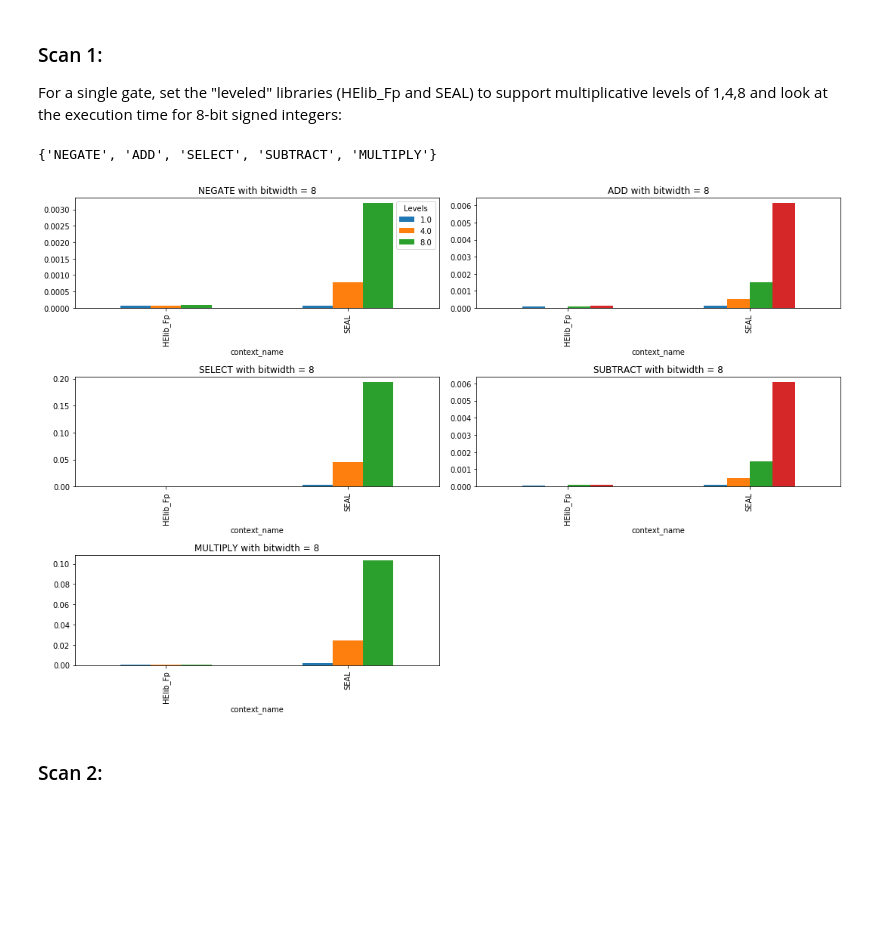
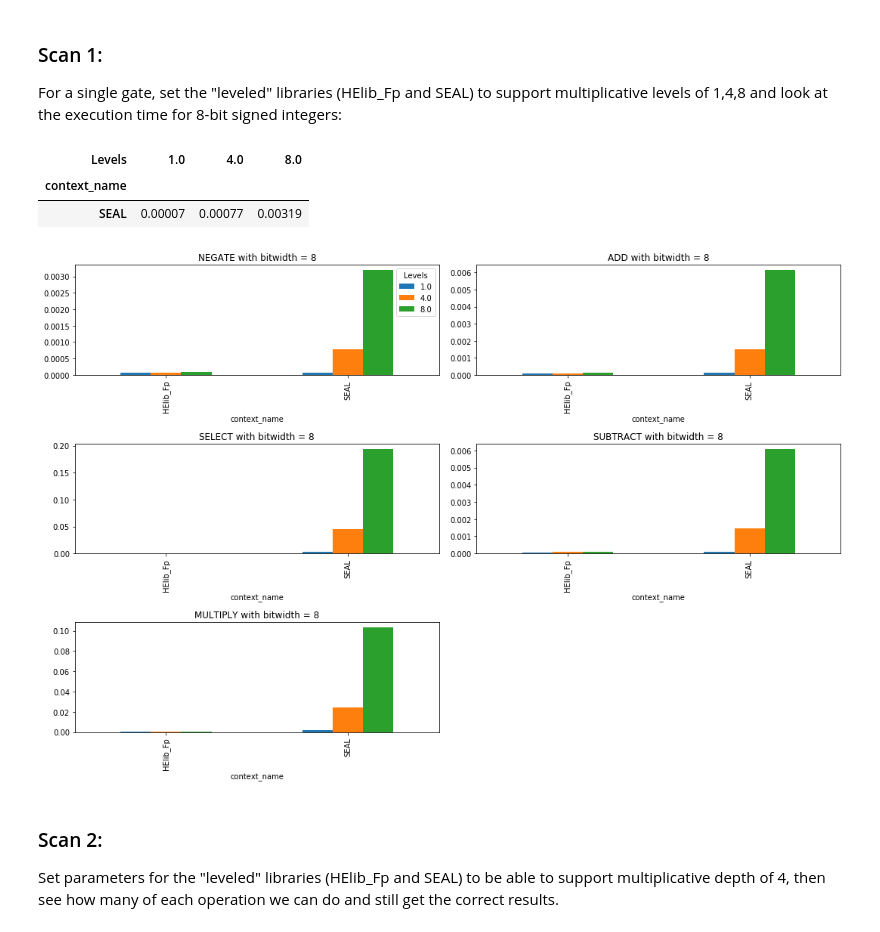
Before and after one commit to alan-turing-institute/SHEEP, a Jupyter notebook: Low-level-benchmarks.ipynb, the cells around one changed output. Saved outputs shown, nothing was run; the diff lists cells and outputs as text; code cells hidden in the pictures; blank space fills up the shorter version.

```diff
--- a/Low-level-benchmarks.ipynb
+++ b/Low-level-benchmarks.ipynb
@@ -23,31 +33,36 @@ all_rows = pd.read_sql(session.query(BenchmarkMeasurement).statement,session.bin
 # %% [markdown]
 ### Scan 1:
 For a single gate, set the "leveled" libraries (HElib_Fp and SEAL) to support multiplicative levels of 1,4,8 and look at the execution time for 8-bit signed integers:
+# %%
+def libs_op_levels(op_str,bitwidth, is_signed, libs_list):
+    rows = all_rows[(all_rows.input_bitwidth==bitwidth) & ((all_rows.Levels == 1)| (all_rows.Levels == 4)|(all_rows.Levels == 8)) & (all_rows.gate_name==op_str) & all_rows.context_name.isin(libs_list) & (all_rows.input_signed==is_signed)]
+    rows.context_name.name = "Library"
+    rows.execution_time.name = "Time (s)"
+    return rows.drop_duplicates(["context_name", "Levels"]).pivot(
+        index='context_name', columns='Levels', values='execution_time'
+    )
+# %%
+rows=libs_op_levels("NEGATE",8,True,["SEAL"])
+rows
+# %% [output]
+| Levels | 1.0 | 4.0 | 8.0 |
+| context_name |  |  |  |
+| SEAL | 0.00007 | 0.00077 | 0.00319 |
 # %%
-all_rows["Levels"] = all_rows["HElib_Levels"] - 2.
-all_rows.loc[all_rows["Levels"].isnull(), "Levels"] = all_rows.loc[all_rows["Levels"].isnull(), "SEAL_N"]/2048.
-def libs_op_levels(op_str,bitwidth, is_signed, libs_list):
-    rows = all_rows[(all_rows.input_bitwidth==bitwidth) & (all_rows.Levels != 5) & (all_rows.gate_name==op_str) & all_rows.context_name.isin(libs_list) & (all_rows.input_signed==is_signed)]
-    rows.context_name.name = "Library"
-    rows.execution_time.name = "Time (s)"
-    return rows.drop_duplicates(["context_name", "Levels"]).pivot(
-        index='context_name', columns='Levels', values='execution_time'
-    )
 all_ops = set(all_rows.gate_name)
-all_libs = ["HElib_F2", "HElib_Fp", "TFHE", "SEAL"]
 bitwidth = 8
 is_signed = True
 for i, op in enumerate(all_ops):
     if op == "COMPARE": continue
     libs = ["HElib_Fp", "SEAL"]
     rows = libs_op_levels(op, bitwidth, is_signed, libs)
     axis = plt.subplot((len(all_ops) + 2 // 2) // 2, 2, i + 1)
 #     axis.set_yscale("log")
     rows.plot(ax=axis, title=op + ' with bitwidth = ' + str(bitwidth), kind='bar', figsize=(15, 10), legend=False if i!=0 else True)
 plt.tight_layout()
 plt.show()
 # %% [output]
-{'NEGATE', 'ADD', 'SELECT', 'SUBTRACT', 'MULTIPLY'}
-[figure, old version]
+[figure, new version]
-# %% [markdown]
-### Scan 2:
+# %% [markdown]
+### Scan 2:
+Set parameters for the "leveled" libraries (HElib_Fp and SEAL) to be able to support multiplicative depth of 4, then see how many of each operation we can do and still get the correct results.
```
Also changed, not shown: parts of 14 cells of this notebook, 1 other file.
